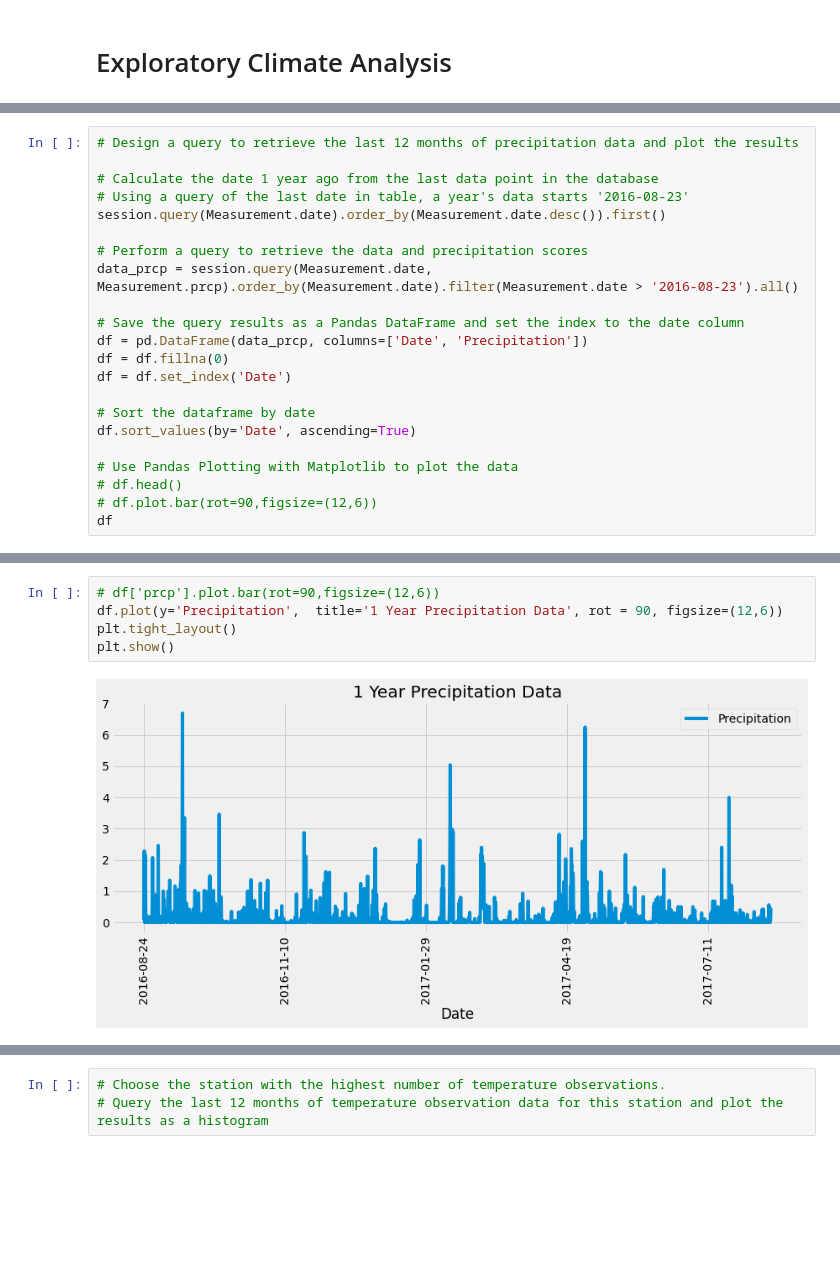
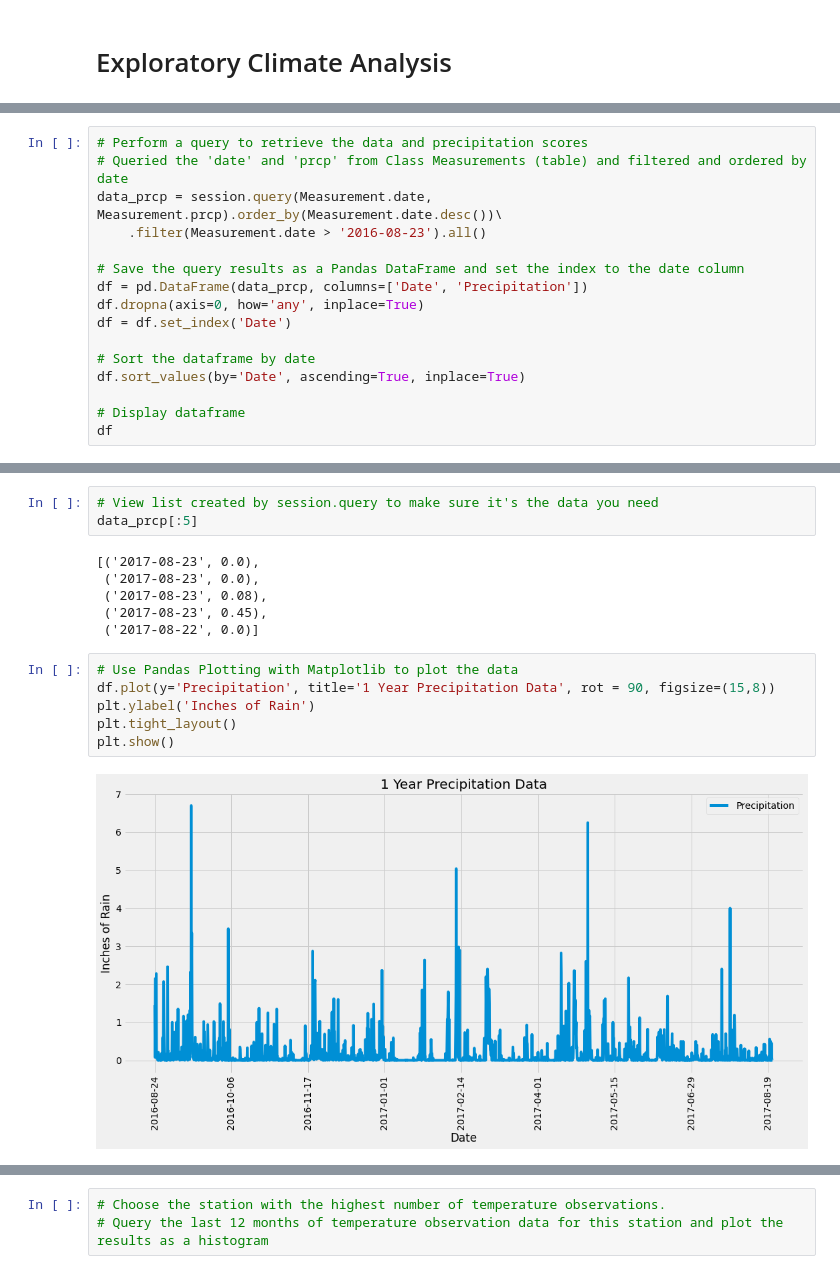
Before and after one commit to jaysueno/sqlalchemy-challenge, a Jupyter notebook: climate_starter.ipynb, the cells around one changed output, grey strips where cells are left out. Cells and saved outputs as stored; diff of their text form; blank space fills up the shorter version.

Commit message:
working on station plot

```diff
--- a/climate_starter.ipynb
+++ b/climate_starter.ipynb
@@ -110,24 +88,18 @@ data_prcp
 # %%
-# Design a query to retrieve the last 12 months of precipitation data and plot the results
-
-# Calculate the date 1 year ago from the last data point in the database
-# Using a query of the last date in table, a year's data starts '2016-08-23'
-session.query(Measurement.date).order_by(Measurement.date.desc()).first()
-
 # Perform a query to retrieve the data and precipitation scores
-data_prcp = session.query(Measurement.date, Measurement.prcp).order_by(Measurement.date).filter(Measurement.date > '2016-08-23').all()
+# Queried the 'date' and 'prcp' from Class Measurements (table) and filtered and ordered by date
+data_prcp = session.query(Measurement.date, Measurement.prcp).order_by(Measurement.date.desc())\
+    .filter(Measurement.date > '2016-08-23').all()
 
 # Save the query results as a Pandas DataFrame and set the index to the date column
 df = pd.DataFrame(data_prcp, columns=['Date', 'Precipitation'])
-df = df.fillna(0)
+df.dropna(axis=0, how='any', inplace=True)
 df = df.set_index('Date')
 
 # Sort the dataframe by date
-df.sort_values(by='Date', ascending=True)
+df.sort_values(by='Date', ascending=True, inplace=True)
 
-# Use Pandas Plotting with Matplotlib to plot the data
-# df.head()
-# df.plot.bar(rot=90,figsize=(12,6))
+# Display dataframe
 df
 # %% [output]
 |  | Precipitation |
@@ -147,10 +119,20 @@ df
+# %%
+# View list created by session.query to make sure it's the data you need
+data_prcp[:5]
+# %% [output]
+[('2017-08-23', 0.0),
+ ('2017-08-23', 0.0),
+ ('2017-08-23', 0.08),
+ ('2017-08-23', 0.45),
+ ('2017-08-22', 0.0)]
 # %%
-# df['prcp'].plot.bar(rot=90,figsize=(12,6))
-df.plot(y='Precipitation',  title='1 Year Precipitation Data', rot = 90, figsize=(12,6))
+# Use Pandas Plotting with Matplotlib to plot the data
+df.plot(y='Precipitation', title='1 Year Precipitation Data', rot = 90, figsize=(15,8))
+plt.ylabel('Inches of Rain')
 plt.tight_layout()
 plt.show()
 # %% [output]
-[figure, old version]
+[figure, new version]
 # %%
 # Use Pandas to calcualte the summary statistics for the precipitation data
 df.describe()
```
Also changed, not shown: parts of 20 cells of this notebook.
